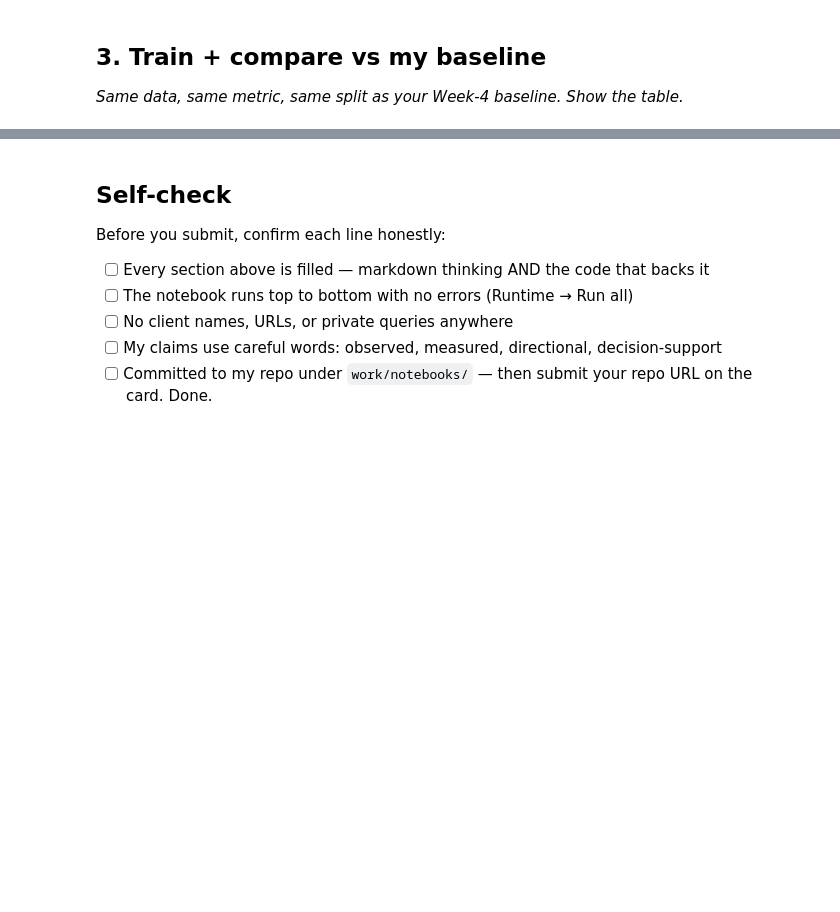
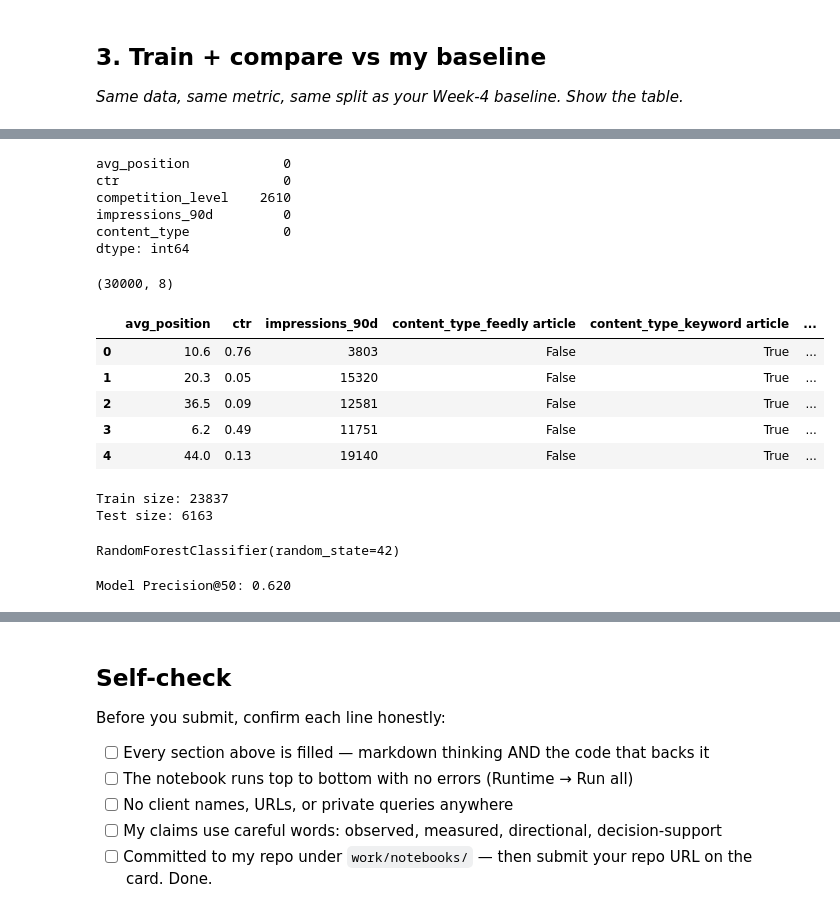
Before and after one commit to shah833/Flyrank-ML-Internship, a Jupyter notebook: work/notebooks/w05_model.ipynb, the cells around one changed output, grey strips where cells are left out. Cells and saved outputs as stored; diff of their text form; code cells hidden in the pictures; blank space fills up the shorter version.

```diff
--- a/work/notebooks/w05_model.ipynb
+++ b/work/notebooks/w05_model.ipynb
@@ -33,0 +93,65 @@ This skeleton is yours to fill. Work the sections **in order** — each one has
+# %%
+print(df[features].isna().sum())
+# %% [output]
+avg_position            0
+ctr                     0
+competition_level    2610
+impressions_90d         0
+content_type            0
+dtype: int64
+# %%
+df["competition_level"] = df["competition_level"].fillna("Unknown")
+# %%
+features = ["avg_position", "ctr", "competition_level", "impressions_90d", "content_type"]
+
+X = df[features].copy()
+y = df["is_declining"]
+
+X = pd.get_dummies(X, columns=["content_type", "competition_level"], drop_first=True)
+print(X.shape)
+X.head()
+# %% [output]
+(30000, 8)
+|  | avg_position | ctr | impressions_90d | content_type_feedly article | content_type_keyword article | ... |
+| 0 | 10.6 | 0.76 | 3803 | False | True | ... |
+| 1 | 20.3 | 0.05 | 15320 | False | True | ... |
+| 2 | 36.5 | 0.09 | 12581 | False | True | ... |
+| 3 | 6.2 | 0.49 | 11751 | False | True | ... |
+| 4 | 44.0 | 0.13 | 19140 | False | True | ... |
+# %%
+from sklearn.model_selection import GroupShuffleSplit
+
+groups = df["client_id"]
+
+splitter = GroupShuffleSplit(test_size=0.2, n_splits=1, random_state=42)
+train_idx, test_idx = next(splitter.split(X, y, groups=groups))
+
+X_train, X_test = X.iloc[train_idx], X.iloc[test_idx]
+y_train, y_test = y.iloc[train_idx], y.iloc[test_idx]
+
+print("Train size:", X_train.shape[0])
+print("Test size:", X_test.shape[0])
+# %% [output]
+Train size: 23837
+Test size: 6163
+# %%
+from sklearn.ensemble import RandomForestClassifier
+
+model = RandomForestClassifier(n_estimators=100, random_state=42)
+model.fit(X_train, y_train)
+# %% [output]
+RandomForestClassifier(random_state=42)
+# %%
+probs = model.predict_proba(X_test)[:, 1]
+
+results = X_test.copy()
+results["true_label"] = y_test.values
+results["predicted_prob"] = probs
+
+results_sorted = results.sort_values("predicted_prob", ascending=False)
+top50 = results_sorted.head(50)
+
+precision_at_50 = top50["true_label"].mean()
+print(f"Model Precision@50: {precision_at_50:.3f}")
+# %% [output]
+Model Precision@50: 0.620
```
Also changed, not shown: parts of 13 cells of this notebook.
